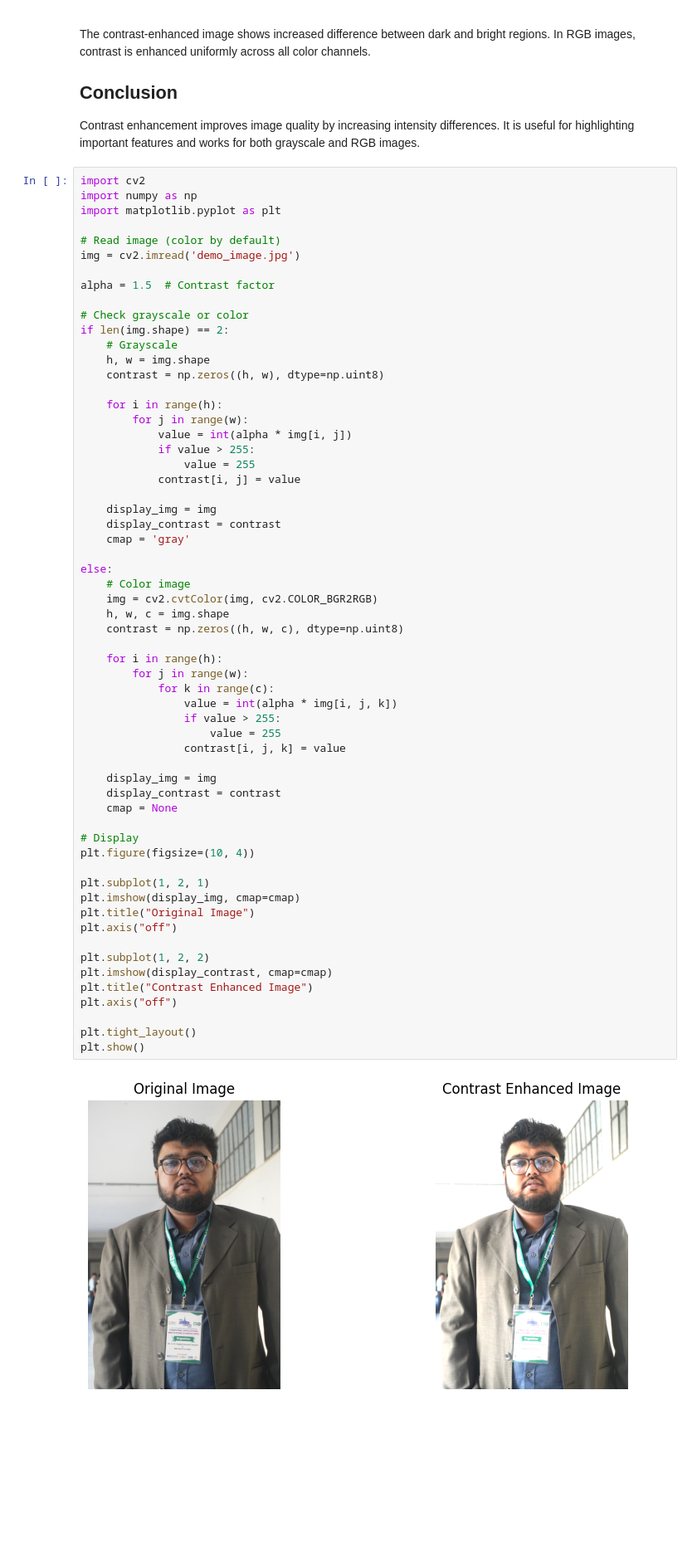
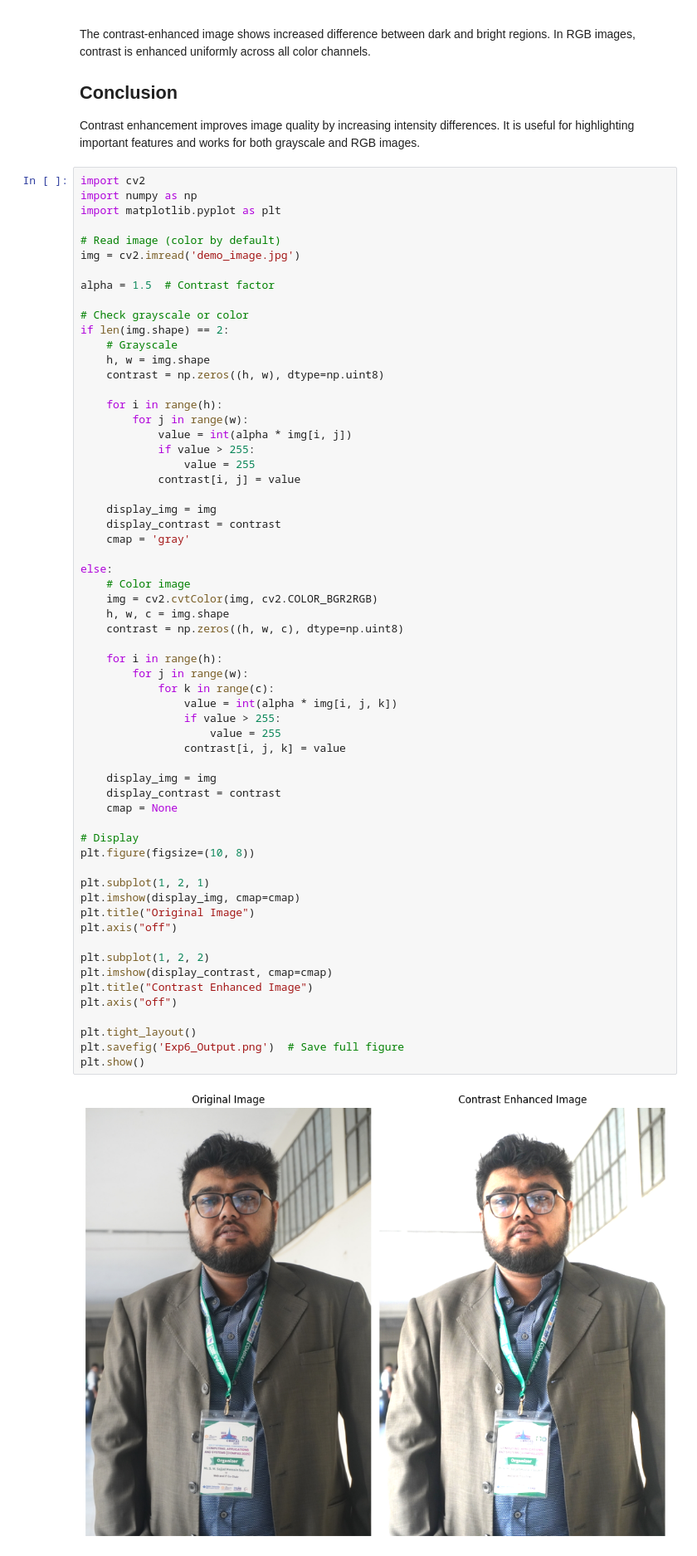
Before and after one commit to SajjadHossainSoykot/ICT-4104-Digital-Signal-and-Image-Processing-Laboratory, a Jupyter notebook: Exp6_ContrastEnhance.ipynb, the cells around one changed output. Shown at 83% size. Saved outputs shown, nothing was run; the diff lists cells and outputs as text; blank space fills up the shorter version.

```diff
--- a/Exp6_ContrastEnhance.ipynb
+++ b/Exp6_ContrastEnhance.ipynb
@@ -97,32 +97,33 @@ else:
     h, w, c = img.shape
     contrast = np.zeros((h, w, c), dtype=np.uint8)
 
     for i in range(h):
         for j in range(w):
             for k in range(c):
                 value = int(alpha * img[i, j, k])
                 if value > 255:
                     value = 255
                 contrast[i, j, k] = value
 
     display_img = img
     display_contrast = contrast
     cmap = None
 
 # Display
-plt.figure(figsize=(10, 4))
+plt.figure(figsize=(10, 8))
 
 plt.subplot(1, 2, 1)
 plt.imshow(display_img, cmap=cmap)
 plt.title("Original Image")
 plt.axis("off")
 
 plt.subplot(1, 2, 2)
 plt.imshow(display_contrast, cmap=cmap)
 plt.title("Contrast Enhanced Image")
 plt.axis("off")
 
 plt.tight_layout()
+plt.savefig('Exp6_Output.png')  # Save full figure
 plt.show()
 # %% [output]
-[figure, old version]
+[figure, new version]
```
Also changed, not shown: 1 other file.
